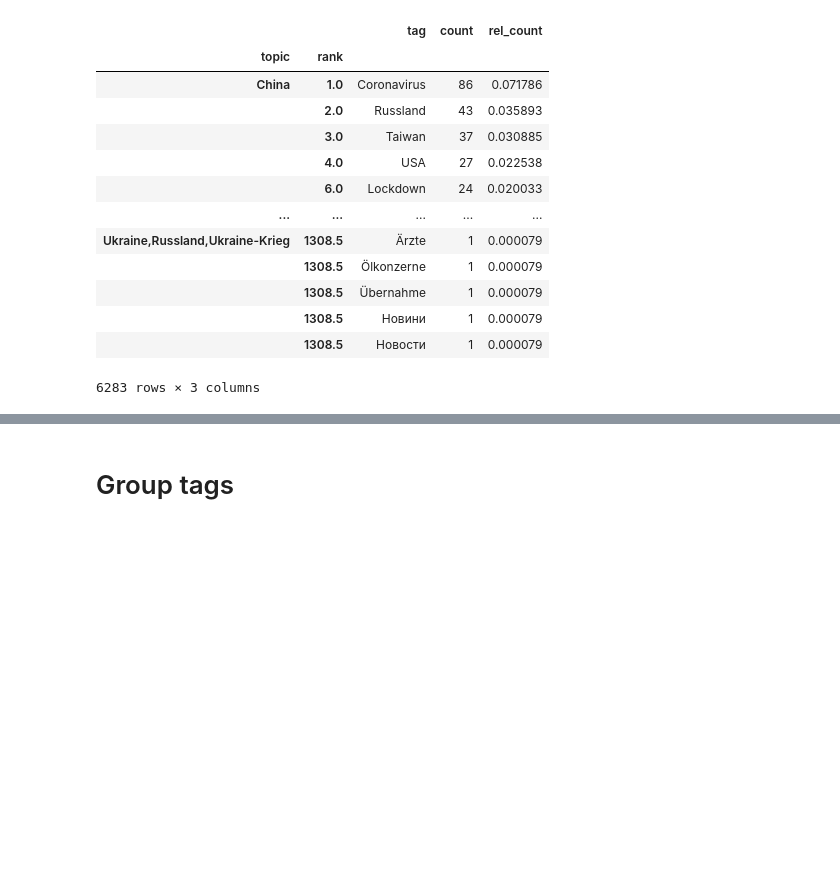
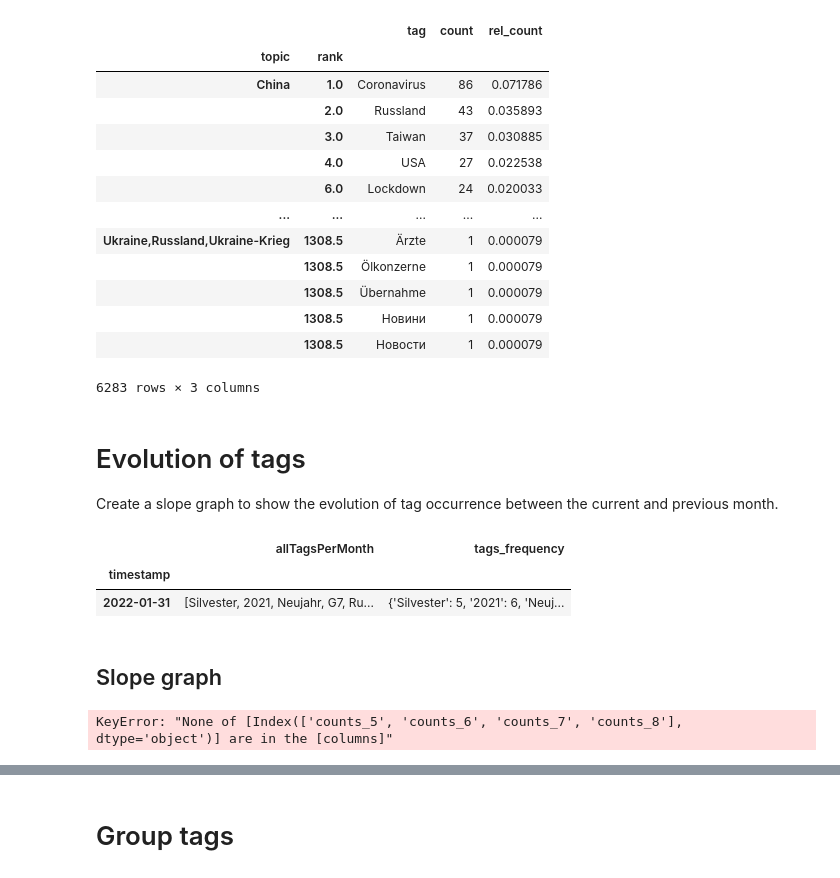
Before and after one commit to TheFerry10/financial-scraping, a Jupyter notebook: 03-news-tags-topic-modelling.ipynb, the cells around one changed output, grey strips where cells are left out. Cells and saved outputs as stored; diff of their text form; code cells hidden in the pictures; blank space fills up the shorter version.

```diff
--- a/02-tagesschau-tags-topic-modeling.ipynb
+++ b/03-news-tags-topic-modelling.ipynb
@@ -193,3 +193,6 @@ df_topics
 |  | 1308.5 | Новини | 1 | 0.000079 |
 |  | 1308.5 | Новости | 1 | 0.000079 |
 6283 rows × 3 columns
+# %% [markdown]
+# Evolution of tags
+Create a slope graph to show the evolution of tag occurrence between the current and previous month.
@@ -195,0 +201,9 @@ df_topics
+# %%
+with open('data/news/tagesschau/2022/summed_tags.pkl', 'rb') as handle:
+    summed_tags = pickle.load(handle)
+# %%
+summed_tags['monthly'][summed_tags['monthly'].index.month == 1]
+# %% [output]
+|  | allTagsPerMonth | tags_frequency |
+| timestamp |  |  |
+| 2022-01-31 | [Silvester, 2021, Neujahr, G7, Ru... | {'Silvester': 5, '2021': 6, 'Neuj... |
@@ -195,0 +233,2 @@ df_topics
+# %% [markdown]
+## Slope graph
@@ -195,0 +299,6 @@ df_topics
+# %%
+y = df[['counts_5', 'counts_6','counts_7','counts_8']].values
+x = [calendar.month_abbr[month_num] for month_num in [5,6,7,8]]
+labels = df.index
+# %% [output]
+KeyError: "None of [Index(['counts_5', 'counts_6', 'counts_7', 'counts_8'], dtype='object')] are in the [columns]"
```
Also changed, not shown: parts of 12 cells of this notebook, 2 other files.
